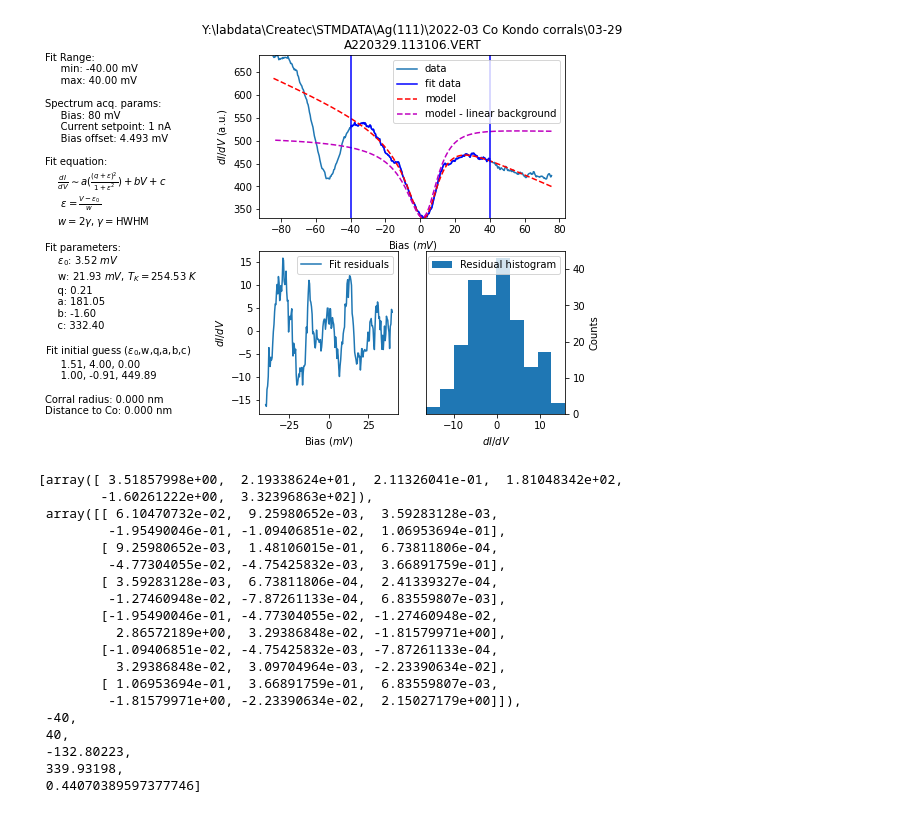
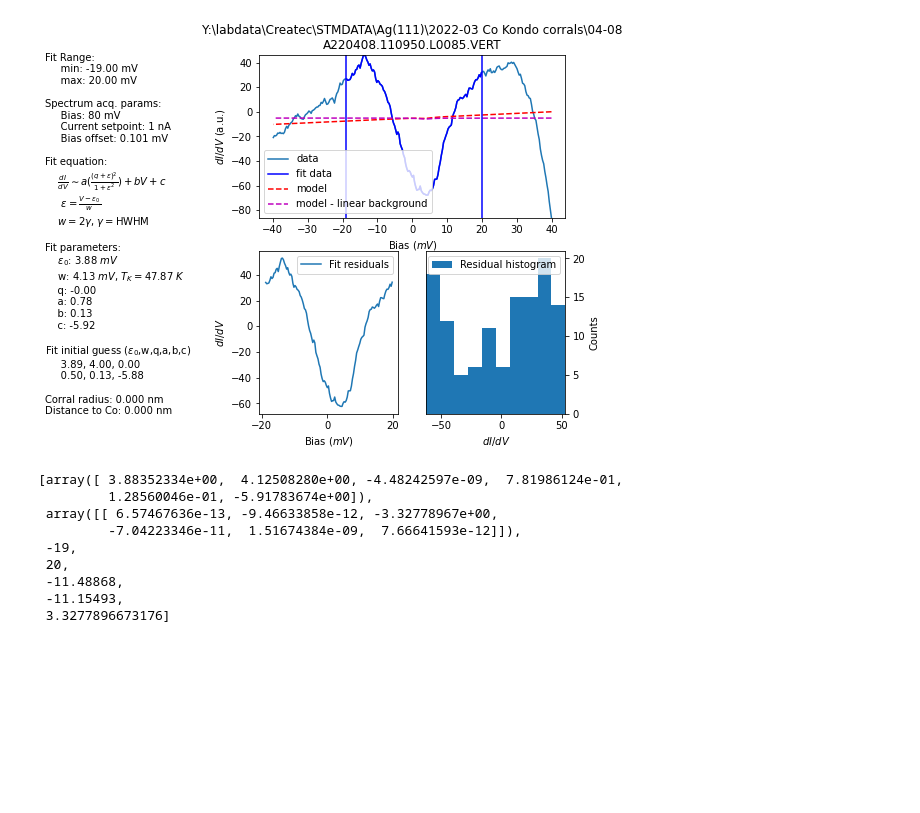
Before and after one commit to abekipnis/Kondo-Aalto, a Jupyter notebook: example_notebooks/fit_fano_resonance_to_spectrum.ipynb, the cells around one changed output. Drawn from its saved outputs; the diff is of its cells as text; code cells hidden in the pictures; blank space fills up the shorter version.

```diff
--- a/example_notebooks/fit_fano_resonance_to_spectrum.ipynb
+++ b/example_notebooks/fit_fano_resonance_to_spectrum.ipynb
@@ -2,28 +2,20 @@
 from AaltoAtoms import read_vertfile, Spec, fit_data_fixed_vals, fit_data_w_times_residual
 import matplotlib.pyplot as plt
 # %%
-f = r"Y:\labdata\Createc\STMDATA\Ag(111)\2022-03 Co Kondo corrals\03-29\A220329.113106.VERT"
+f = r"Y:\labdata\Createc\STMDATA\Ag(111)\2022-03 Co Kondo corrals\04-08\A220408.110950.L0085.VERT"
 plt.ion()
-Spec.fit_fano
-Spec(f).fit_fano(marker1=-40, marker2=40, showfig=True)
+S = Spec(f)
+S.clip_data(-40,40)
+S.remove_background(degree=3)
+S.fit_fano(marker1=-19, marker2=20, showfig=True, type_fit='wtimes')
 # %% [output]
-[figure, old version]
+[figure, new version]
-[array([ 3.51857998e+00,  2.19338624e+01,  2.11326041e-01,  1.81048342e+02,
-        -1.60261222e+00,  3.32396863e+02]),
- array([[ 6.10470732e-02,  9.25980652e-03,  3.59283128e-03,
-         -1.95490046e-01, -1.09406851e-02,  1.06953694e-01],
-        [ 9.25980652e-03,  1.48106015e-01,  6.73811806e-04,
-         -4.77304055e-02, -4.75425832e-03,  3.66891759e-01],
-        [ 3.59283128e-03,  6.73811806e-04,  2.41339327e-04,
-         -1.27460948e-02, -7.87261133e-04,  6.83559807e-03],
-        [-1.95490046e-01, -4.77304055e-02, -1.27460948e-02,
-          2.86572189e+00,  3.29386848e-02, -1.81579971e+00],
-        [-1.09406851e-02, -4.75425832e-03, -7.87261133e-04,
-          3.29386848e-02,  3.09704964e-03, -2.23390634e-02],
-        [ 1.06953694e-01,  3.66891759e-01,  6.83559807e-03,
-         -1.81579971e+00, -2.23390634e-02,  2.15027179e+00]]),
- -40,
- 40,
- -132.80223,
- 339.93198,
- 0.44070389597377746]
+[array([ 3.88352334e+00,  4.12508280e+00, -4.48242597e-09,  7.81986124e-01,
+         1.28560046e-01, -5.91783674e+00]),
+ array([[ 6.57467636e-13, -9.46633858e-12, -3.32778967e+00,
+         -7.04223346e-11,  1.51674384e-09,  7.66641593e-12]]),
+ -19,
+ 20,
+ -11.48868,
+ -11.15493,
+ 3.3277896673176]
```
Also changed, not shown: 7 other files.
